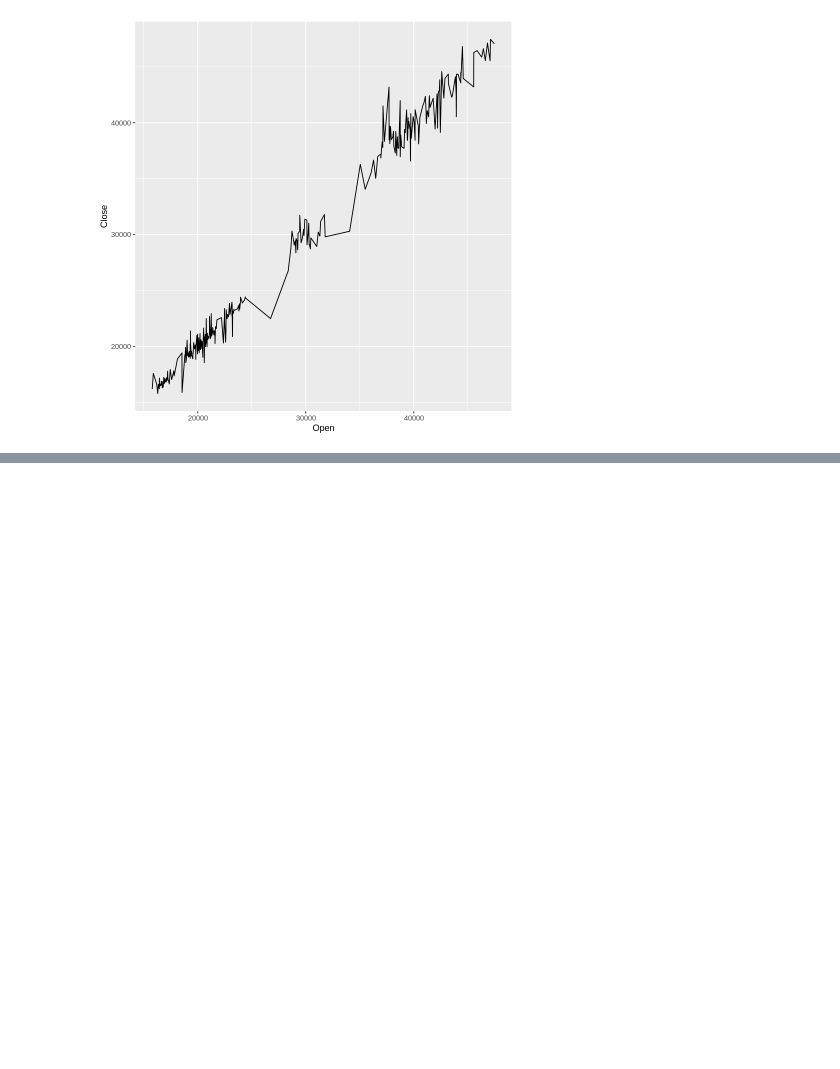
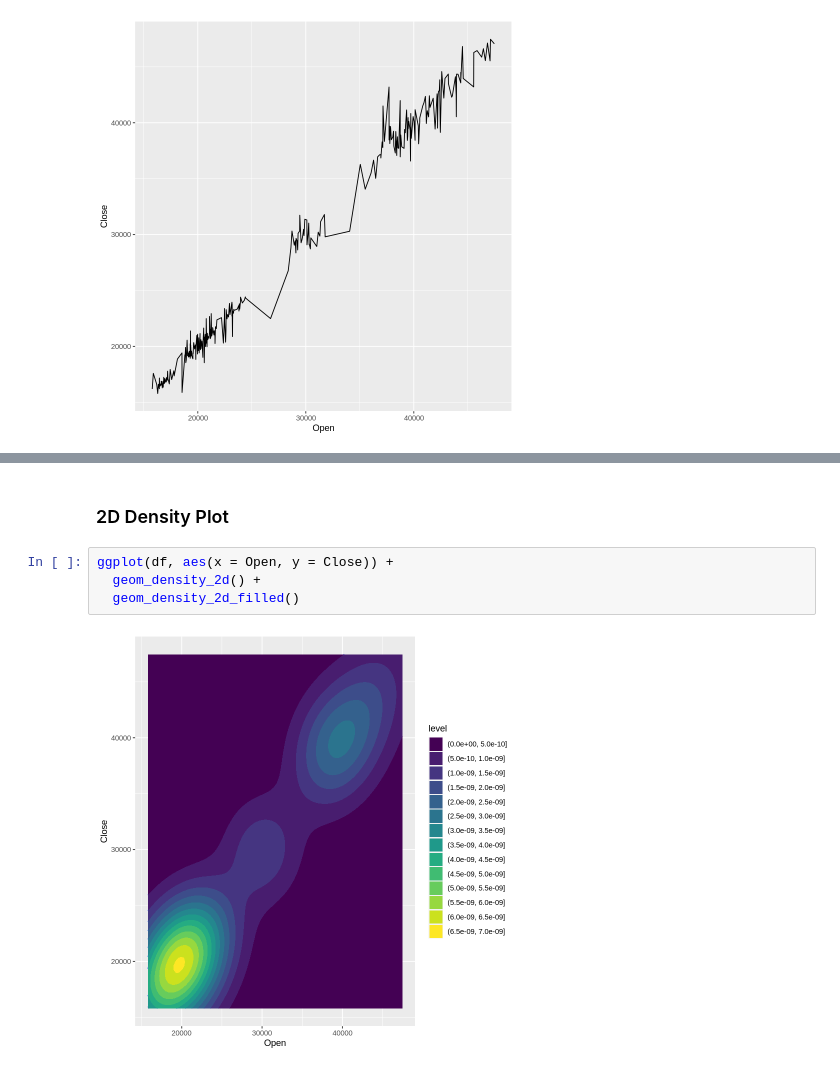
Before and after one commit to mehdisahraeei/analyzing_data_with_R, a Jupyter notebook: project/analyzing_data_with_R.ipynb, the cells around one changed output, grey strips where cells are left out. Saved outputs shown, nothing was run; the diff lists cells and outputs as text; blank space fills up the shorter version.

```diff
--- a/project/analyzing_data_with_R.ipynb
+++ b/project/analyzing_data_with_R.ipynb
@@ -134,0 +142,8 @@ ggplot(df, aes(x = Open, y = Close)) +
+# %% [markdown]
+### 2D Density Plot
+# %%
+ggplot(df, aes(x = Open, y = Close)) +
+  geom_density_2d() +
+  geom_density_2d_filled()
+# %% [output]
+[figure, added]
```
Also changed, not shown: parts of 2 cells of this notebook.
